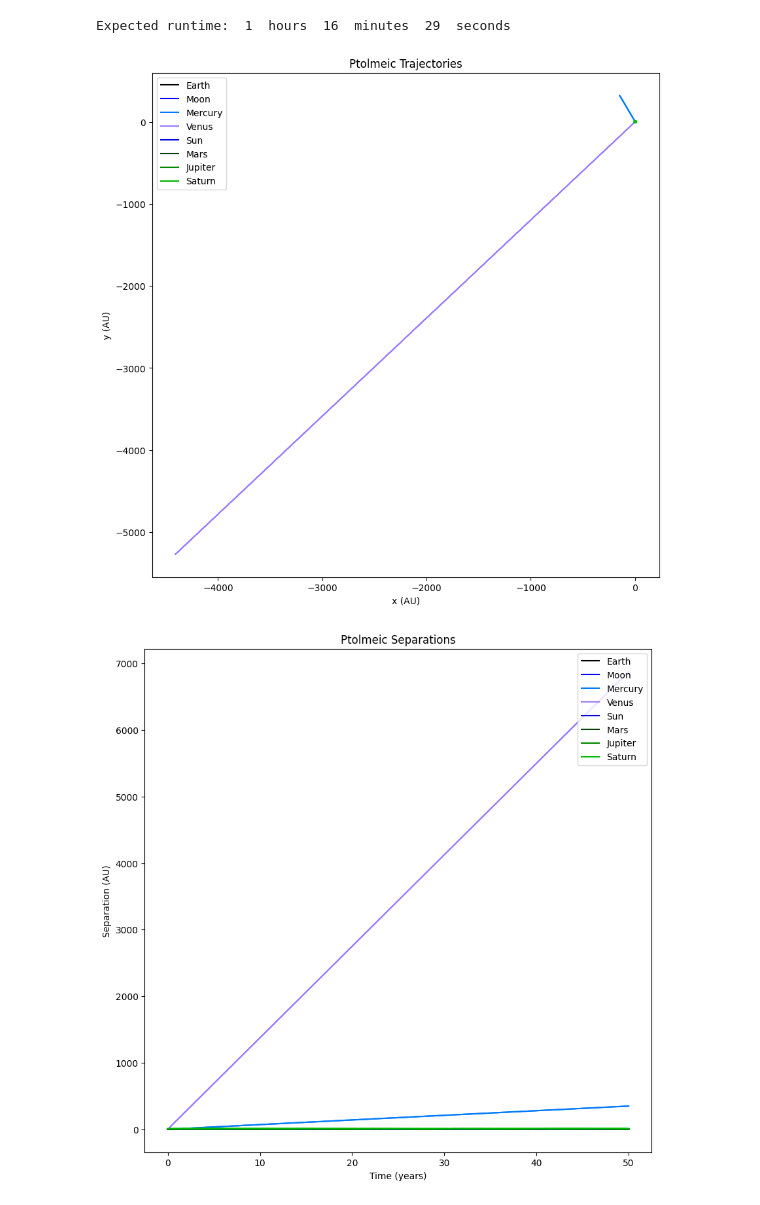
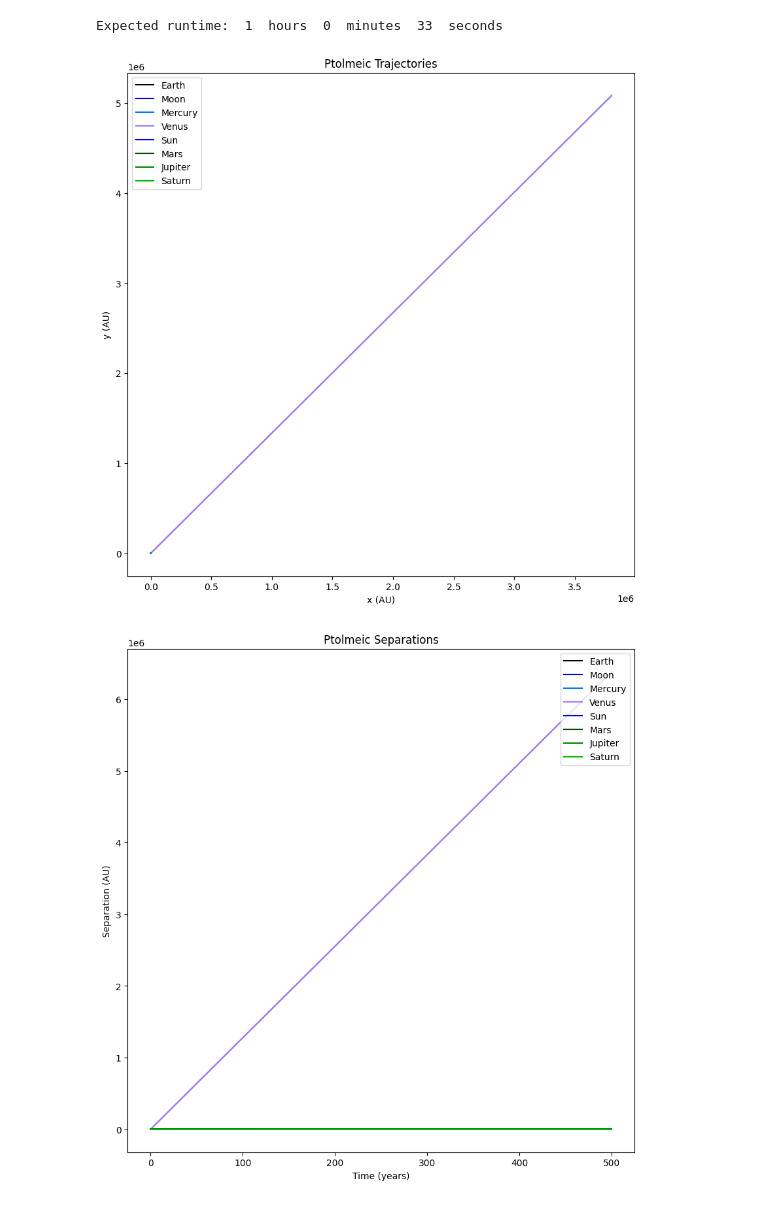
Before and after one commit to D123aniel/Astrophysics, a Jupyter notebook: Solar Simulation Project/project.ipynb, the cells around one changed output. Saved outputs shown, nothing was run; the diff lists cells and outputs as text; code cells hidden in the pictures.

```diff
--- a/Solar Simulation Project/project.ipynb
+++ b/Solar Simulation Project/project.ipynb
@@ -257,19 +262,24 @@ def calc_run_time(C,obj_arr,t_max,d_t):
 # %%
 #Ptolmeic Model
-#10000 points ~ 48.3 seconds
-#1000 points ~ 5.5 seconds
+#laptop C = 5.677867569029331e-05
+#pc C = 7.17102e-5
 ptol_objects = np.array(["Earth","Moon","Mercury","Venus","Sun","Mars","Jupiter","Saturn"])
 ptol_init_pos={}
 assign_pos(ptol_init_pos,positions,ptol_objects)
 dt=0.00005
 tmax= 50
-c_ptol = 7.17102e-5
+c_ptol = 5.677867569029331e-05
+#calc_run_time(c_ptol,ptol_objects,tmax,dt)
+#run_simulation("Ptolmeic",ptol_objects,ptol_init_pos,masses,initial_velocities,dt,tmax)
+
+dt = 0.0005
+tmax = 500
 calc_run_time(c_ptol,ptol_objects,tmax,dt)
-run_simulation("Ptolmeic",ptol_objects,ptol_init_pos,masses,initial_velocities,dt,tmax) #100,000 points, ~8.03 minutes
+run_simulation("Ptolmeic",ptol_objects,ptol_init_pos,masses,initial_velocities,dt,tmax)
 # %% [output]
-Expected runtime:  1  hours  16  minutes  29  seconds
+Expected runtime:  1  hours  0  minutes  33  seconds
-[figure, old version]
+[figure, new version]
-[figure, old version]
+[figure, new version]
 # %%
 #Platonic geocentric model - Moon, Sun, Venus, Mercury, Mars, Jupiter, Saturn, various stars.
 plat_objects = np.array(["Earth","Moon","Sun","Venus","Mercury","Mars","Jupiter","Saturn"])
```
Also changed, not shown: parts of 4 cells of this notebook, 2 other files.
